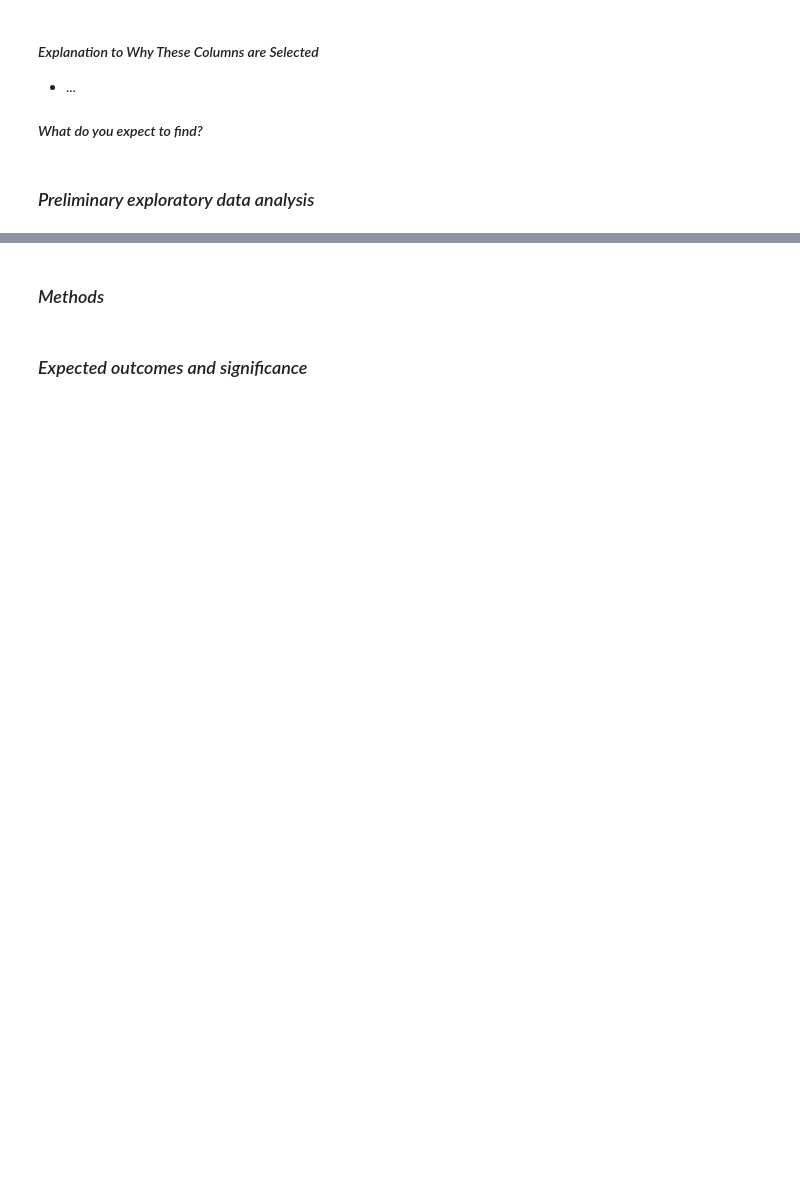
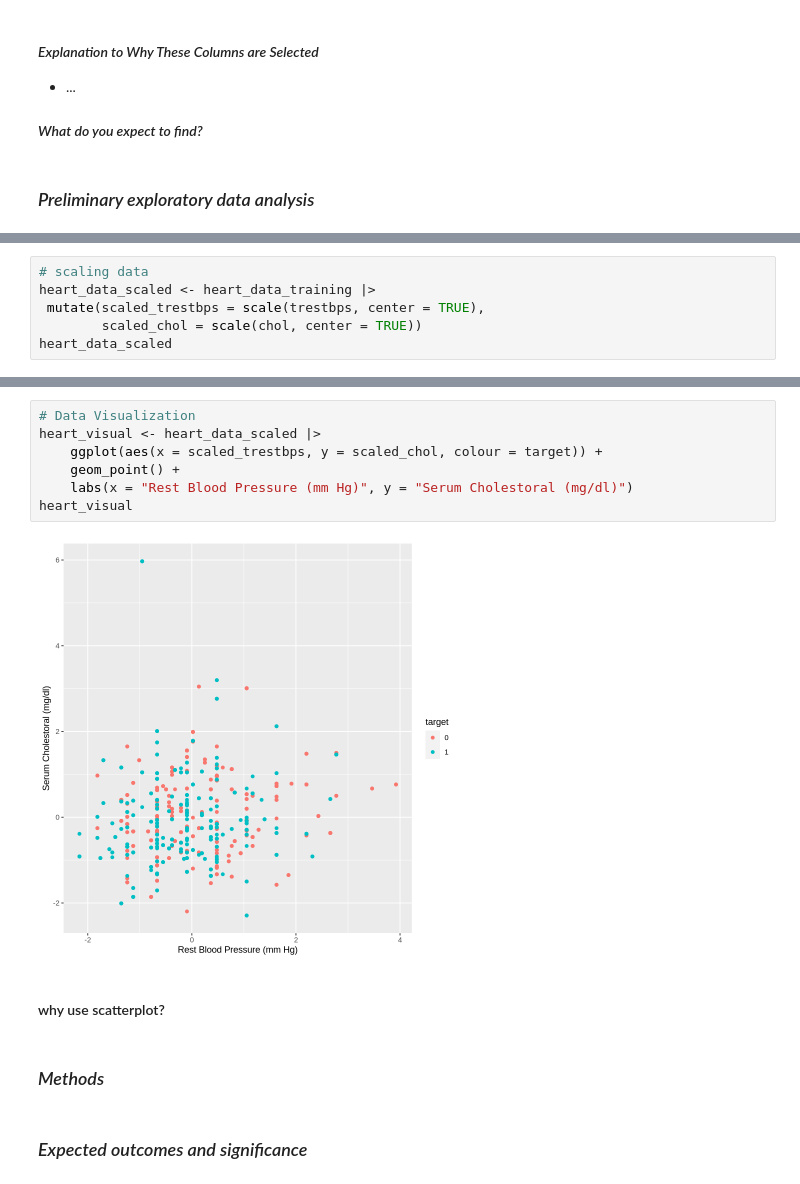
Before and after one commit to jenpari3/Audit_Group_Proposal, a Jupyter notebook: Heart_Group_Proposal.ipynb, the cells around one changed output, grey strips where cells are left out. Drawn from its saved outputs; the diff is of its cells as text; blank space fills up the shorter version.

```diff
--- a/Heart_Group_Proposal.ipynb
+++ b/Heart_Group_Proposal.ipynb
@@ -125,3 +120,9 @@ A tibble: 1 × 1
 | n |
 | <int> |
 | 0 |
+# %%
+# scaling data
+heart_data_scaled <- heart_data_training |>
+ mutate(scaled_trestbps = scale(trestbps, center = TRUE),
+        scaled_chol = scale(chol, center = TRUE))
+heart_data_scaled
@@ -128,3 +140,14 @@ A tibble: 1 × 1
+# %%
+# Data Visualization
+heart_visual <- heart_data_scaled |>
+    ggplot(aes(x = scaled_trestbps, y = scaled_chol, colour = target)) +
+    geom_point() +
+    labs(x = "Rest Blood Pressure (mm Hg)", y = "Serum Cholestoral (mg/dl)")
+heart_visual
+# %% [output]
+[figure, added]
+# %% [markdown]
+#### why use scatterplot?
 # %% [markdown]
 ### *Methods*
 # %% [markdown]
```
Also changed, not shown: parts of 9 cells of this notebook.
